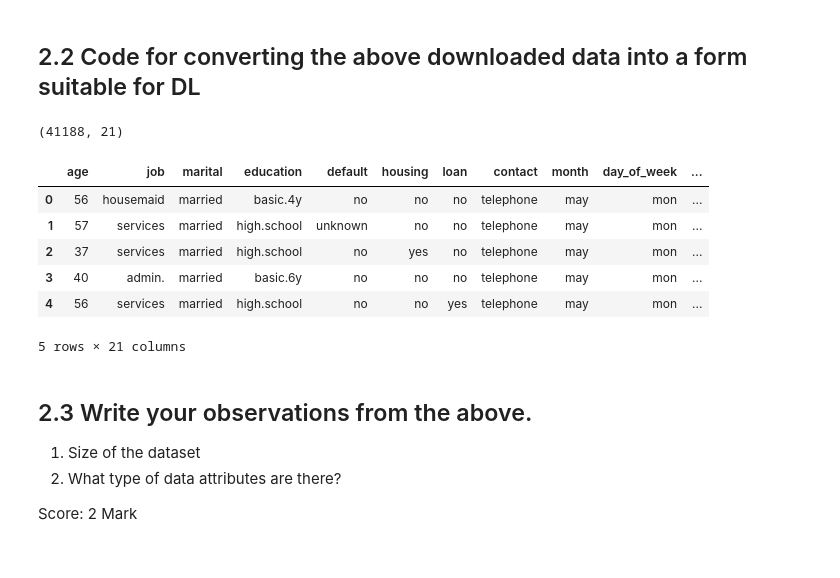
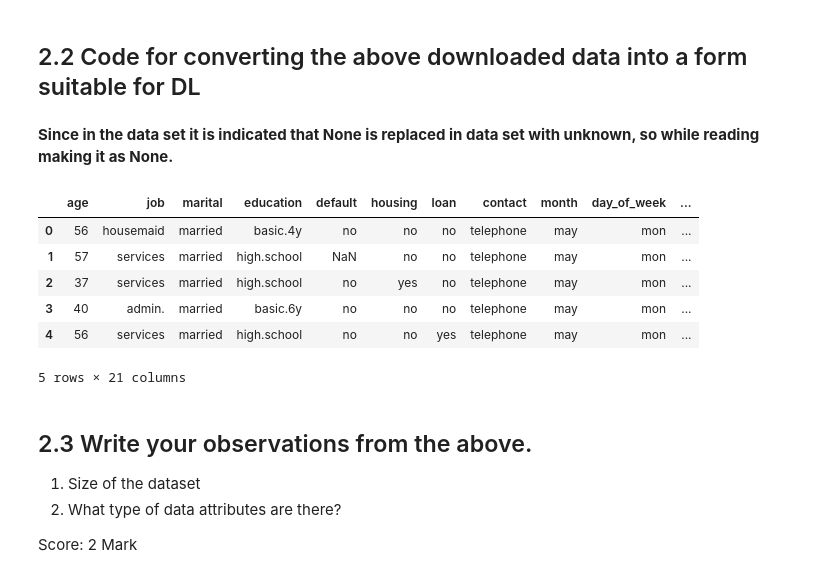
Before and after one commit to chakradharkowsik/DL, a Jupyter notebook: 8 DL_Assignment_Template.ipynb, the cells around one changed output. Cells and saved outputs as stored; diff of their text form; code cells hidden in the pictures.

```diff
--- a/8 DL_Assignment_Template.ipynb
+++ b/8 DL_Assignment_Template.ipynb
@@ -131,20 +131,21 @@ Creating file bank-additional-full.csv.
 Time taken to download and save is 0:00:00.015493
 # %% [markdown]
 ## 2.2 Code for converting the above downloaded data into a form suitable for DL
+# %% [markdown]
+**Since in the data set it is indicated that None is replaced in data set with unknown, so while reading making it as None.**
 # %%
 ##---------Type the code below this line------------------##
 # %%
-df = pd.read_csv(csv_filename,delimiter=";")
+df = pd.read_csv(csv_filename,delimiter=";",index_col=None,na_values=['unknown'])
 df.head()
 # %% [output]
+|  | age | job | marital | education | default | housing | loan | contact | month | day_of_week | ... |
+| 0 | 56 | housemaid | married | basic.4y | no | no | no | telephone | may | mon | ... |
+| 1 | 57 | services | married | high.school | NaN | no | no | telephone | may | mon | ... |
+| 2 | 37 | services | married | high.school | no | yes | no | telephone | may | mon | ... |
+| 3 | 40 | admin. | married | basic.6y | no | no | no | telephone | may | mon | ... |
+| 4 | 56 | services | married | high.school | no | no | yes | telephone | may | mon | ... |
-(41188, 21)
+5 rows × 21 columns
-|  | age | job | marital | education | default | housing | loan | contact | month | day_of_week | ... |
-| 0 | 56 | housemaid | married | basic.4y | no | no | no | telephone | may | mon | ... |
-| 1 | 57 | services | married | high.school | unknown | no | no | telephone | may | mon | ... |
-| 2 | 37 | services | married | high.school | no | yes | no | telephone | may | mon | ... |
-| 3 | 40 | admin. | married | basic.6y | no | no | no | telephone | may | mon | ... |
-| 4 | 56 | services | married | high.school | no | no | yes | telephone | may | mon | ... |
-5 rows × 21 columns
 # %% [markdown]
 ## 2.3 Write your observations from the above.
 
```
Also changed, not shown: parts of 6 cells of this notebook.
